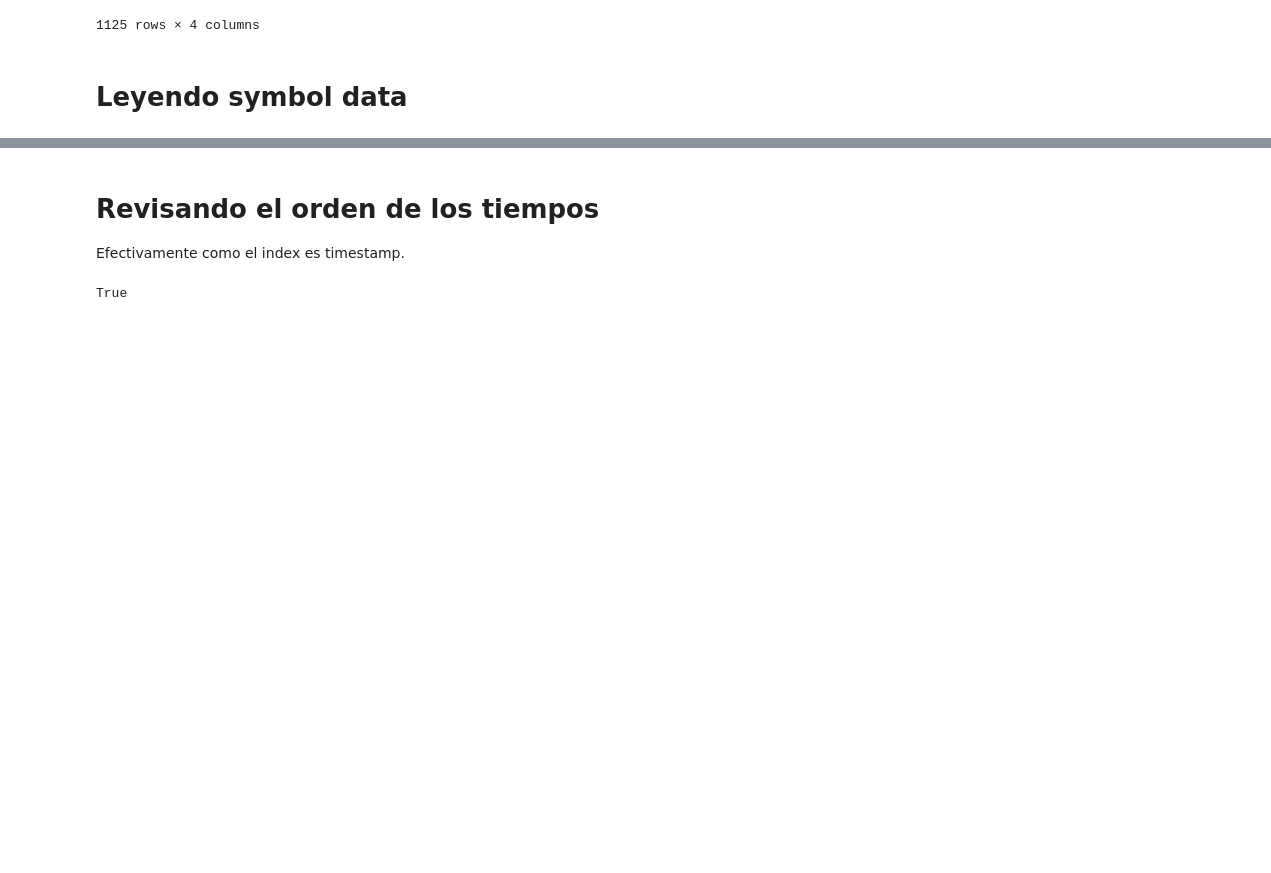
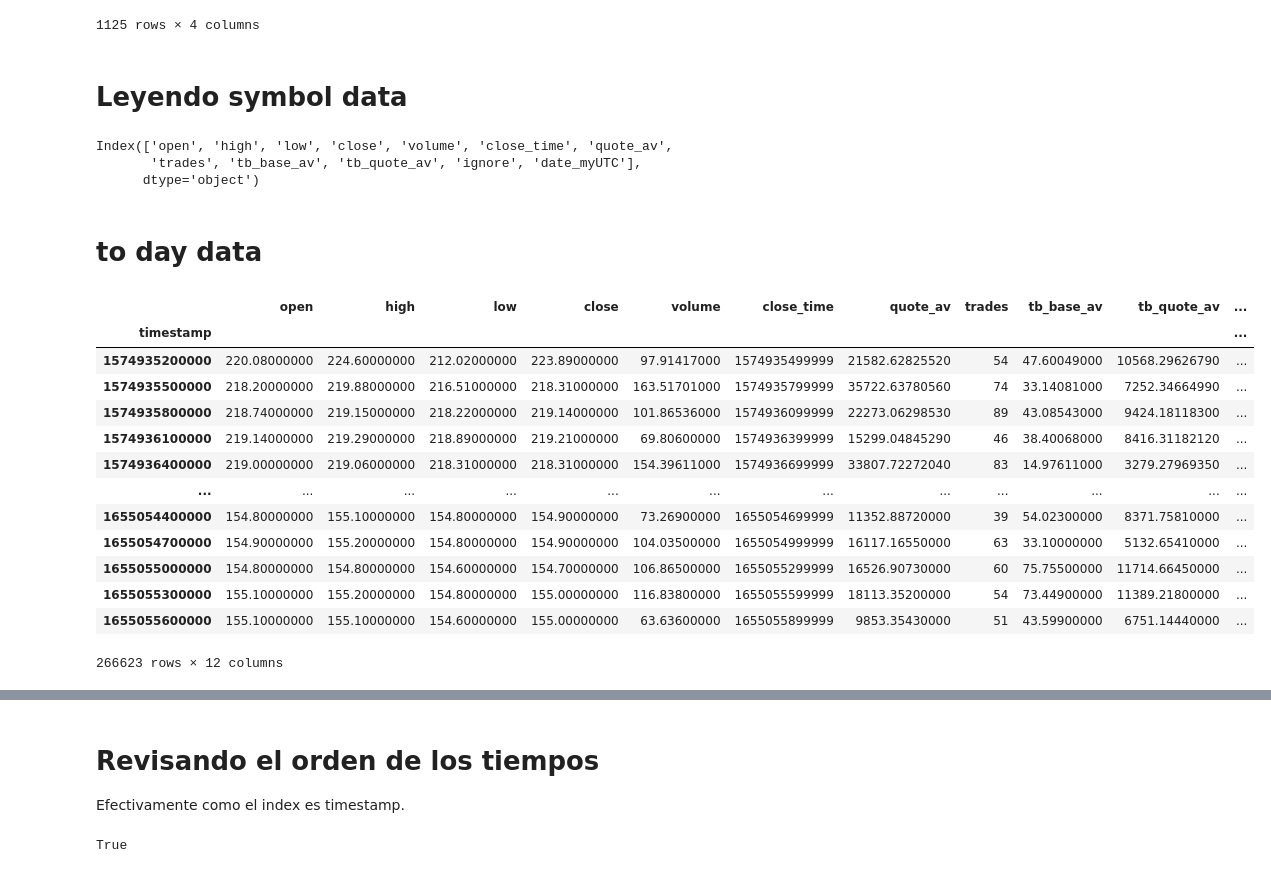
Before and after one commit to joankenobi/analisis_de_datos_copy_trading, a Jupyter notebook: Proyecto/notebooks/analisis_de_datos_prueba.ipynb, the cells around one changed output, grey strips where cells are left out. Cells and saved outputs as stored; diff of their text form; code cells hidden in the pictures; blank space fills up the shorter version.

```diff
--- a/Proyecto/notebooks/analisis_de_datos_prueba.ipynb
+++ b/Proyecto/notebooks/analisis_de_datos_prueba.ipynb
@@ -252,5 +256,36 @@ pd.options.display.precision = 1
 # %% [markdown]
 # Leyendo symbol data
 # %%
-df_symbol:pd.DataFrame=pd.read_pickle("../../BTCUSDT-5m-data.pickle")
+df_symbol:pd.DataFrame=pd.read_pickle("../../BCHUSDT-5m-data.pickle")
 #df_symbol.to_csv("BTCUSDT-5m-data.csv")
+# %%
+df_symbol.columns
+# %% [output]
+Index(['open', 'high', 'low', 'close', 'volume', 'close_time', 'quote_av',
+       'trades', 'tb_base_av', 'tb_quote_av', 'ignore', 'date_myUTC'],
+      dtype='object')
+# %% [markdown]
+# to day data
+# %%
+column_time="date_myUTC"
+column_value="close"
+# %%
+df_temp=df_symbol.copy()
+df_temp[column_time]=pd.to_datetime(df_temp[column_time])
+# %%
+df_temp
+# %% [output]
+|  | open | high | low | close | volume | close_time | quote_av | trades | tb_base_av | tb_quote_av | ... |
+| timestamp |  |  |  |  |  |  |  |  |  |  | ... |
+| 1574935200000 | 220.08000000 | 224.60000000 | 212.02000000 | 223.89000000 | 97.91417000 | 1574935499999 | 21582.62825520 | 54 | 47.60049000 | 10568.29626790 | ... |
+| 1574935500000 | 218.20000000 | 219.88000000 | 216.51000000 | 218.31000000 | 163.51701000 | 1574935799999 | 35722.63780560 | 74 | 33.14081000 | 7252.34664990 | ... |
+| 1574935800000 | 218.74000000 | 219.15000000 | 218.22000000 | 219.14000000 | 101.86536000 | 1574936099999 | 22273.06298530 | 89 | 43.08543000 | 9424.18118300 | ... |
+| 1574936100000 | 219.14000000 | 219.29000000 | 218.89000000 | 219.21000000 | 69.80600000 | 1574936399999 | 15299.04845290 | 46 | 38.40068000 | 8416.31182120 | ... |
+| 1574936400000 | 219.00000000 | 219.06000000 | 218.31000000 | 218.31000000 | 154.39611000 | 1574936699999 | 33807.72272040 | 83 | 14.97611000 | 3279.27969350 | ... |
+| ... | ... | ... | ... | ... | ... | ... | ... | ... | ... | ... | ... |
+| 1655054400000 | 154.80000000 | 155.10000000 | 154.80000000 | 154.90000000 | 73.26900000 | 1655054699999 | 11352.88720000 | 39 | 54.02300000 | 8371.75810000 | ... |
+| 1655054700000 | 154.90000000 | 155.20000000 | 154.80000000 | 154.90000000 | 104.03500000 | 1655054999999 | 16117.16550000 | 63 | 33.10000000 | 5132.65410000 | ... |
+| 1655055000000 | 154.80000000 | 154.80000000 | 154.60000000 | 154.70000000 | 106.86500000 | 1655055299999 | 16526.90730000 | 60 | 75.75500000 | 11714.66450000 | ... |
+| 1655055300000 | 155.10000000 | 155.20000000 | 154.80000000 | 155.00000000 | 116.83800000 | 1655055599999 | 18113.35200000 | 54 | 73.44900000 | 11389.21800000 | ... |
+| 1655055600000 | 155.10000000 | 155.10000000 | 154.60000000 | 155.00000000 | 63.63600000 | 1655055899999 | 9853.35430000 | 51 | 43.59900000 | 6751.14440000 | ... |
+266623 rows × 12 columns
```
Also changed, not shown: parts of 14 cells of this notebook, 3 other files.
